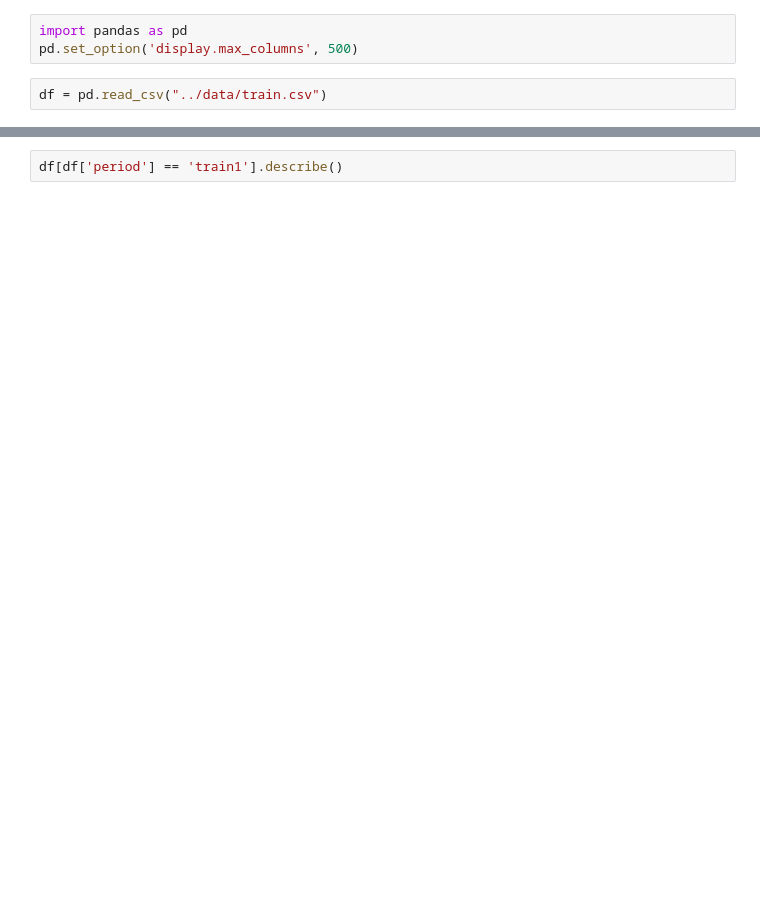
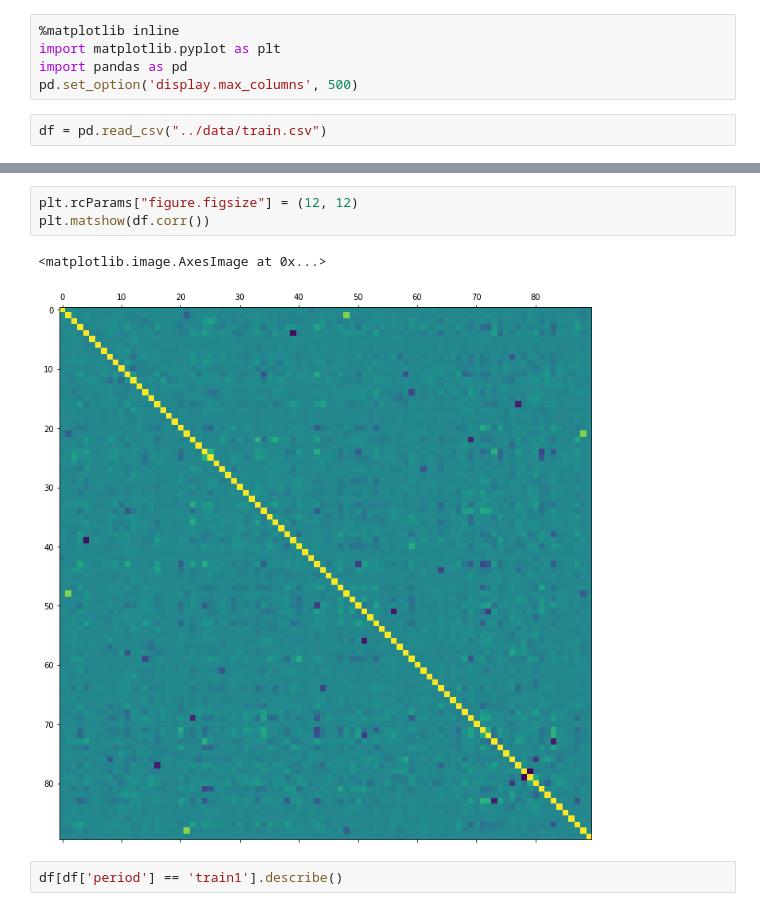
Before and after one commit to lotz84/data-compe-1125, a Jupyter notebook: notebook/statistics_values.ipynb, the cells around one changed output, grey strips where cells are left out. Drawn from its saved outputs; the diff is of its cells as text; blank space fills up the shorter version.

```diff
--- a/notebook/statistics_values.ipynb
+++ b/notebook/statistics_values.ipynb
@@ -1,4 +1,6 @@
 # %%
+%matplotlib inline
+import matplotlib.pyplot as plt
 import pandas as pd
 pd.set_option('display.max_columns', 500)
 # %%
@@ -15,6 +17,12 @@ df.describe()
 | 50% | 7.330480e+05 | 0.002374 | 0.000002 | -0.000077 | -0.000150 | -0.000000 | 0.000000 | 0.000000 | 0.000000 | -0.000184 | -0.000000 | ... |
 | 75% | 1.099738e+06 | 0.800852 | 0.007044 | 0.006404 | 0.018240 | 0.000000 | 0.000000 | 0.000000 | 0.000000 | 0.007996 | -0.000000 | ... |
 | max | 1.466094e+06 | 4.274689 | 0.460489 | 0.540909 | 1.378423 | 0.418434 | 1.355478 | 0.793288 | 6.600661 | 0.322109 | -0.000000 | ... |
+# %%
+plt.rcParams["figure.figsize"] = (12, 12)
+plt.matshow(df.corr())
+# %% [output]
+<matplotlib.image.AxesImage at 0x...>
+[figure, added]
 # %%
 df[df['period'] == 'train1'].describe()
 # %% [output]
```
